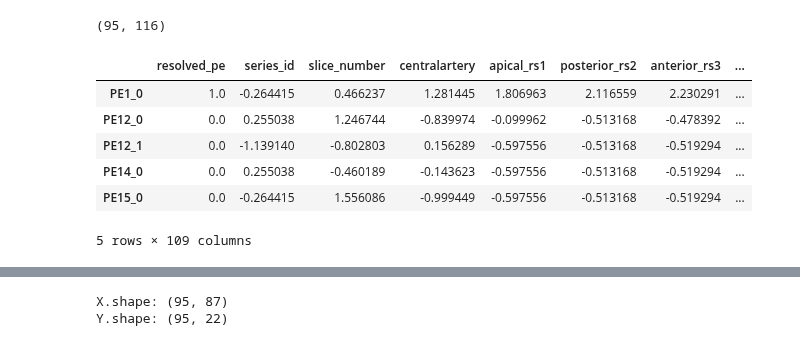
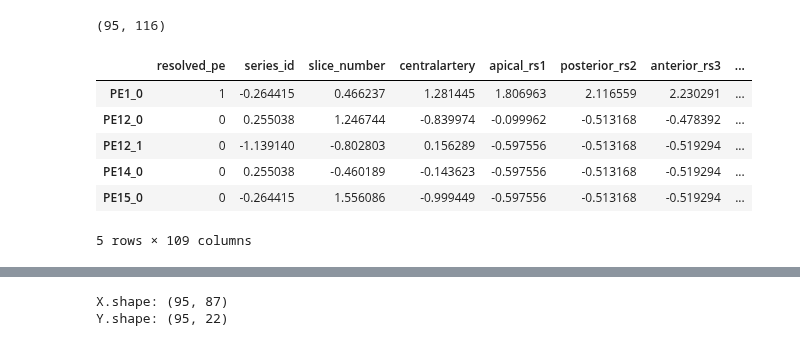
Before and after one commit to qaust/iCPET, a Jupyter notebook: src/preproccessing.ipynb, the cells around one changed output, grey strips where cells are left out. Saved outputs shown, nothing was run; the diff lists cells and outputs as text; code cells hidden in the pictures.

```diff
--- a/src/preproccessing.ipynb
+++ b/src/preproccessing.ipynb
@@ -98,25 +64,33 @@ preprocessor = ColumnTransformer(
-# %%
-df_pp = preprocessor.fit_transform(df_nonnull)
-
-# Get the feature names for the entire ColumnTransformer
-all_feature_names = list()
-for transformer_name, transformer, columns in preprocessor.transformers_:
-	if isinstance(transformer, str):
-		continue
-	all_feature_names.extend(transformer.get_feature_names_out(columns))
-
-df_pp = pd.DataFrame(
-	df_pp,
-	index=df_nonnull.index,
-	columns=all_feature_names
-)
-
-df_pp.head()
-# %% [output]
-|  | resolved_pe | series_id | slice_number | centralartery | apical_rs1 | posterior_rs2 | anterior_rs3 | ... |
-| PE1_0 | 1.0 | -0.264415 | 0.466237 | 1.281445 | 1.806963 | 2.116559 | 2.230291 | ... |
-| PE12_0 | 0.0 | 0.255038 | 1.246744 | -0.839974 | -0.099962 | -0.513168 | -0.478392 | ... |
-| PE12_1 | 0.0 | -1.139140 | -0.802803 | 0.156289 | -0.597556 | -0.513168 | -0.519294 | ... |
-| PE14_0 | 0.0 | 0.255038 | -0.460189 | -0.143623 | -0.597556 | -0.513168 | -0.519294 | ... |
-| PE15_0 | 0.0 | -0.264415 | 1.556086 | -0.999449 | -0.597556 | -0.513168 | -0.519294 | ... |
-5 rows × 109 columns
+# %%
+encoder = OneHotEncoder(handle_unknown='ignore', drop='first', sparse_output=False)
+transformer = PowerTransformer(method='yeo-johnson', standardize=True)
+label_encoder = LabelEncoder()
+
+y_temp = pd.Series(
+    label_encoder.fit_transform(df_nonnull[model_config.cat_targets].squeeze()),
+    index=df_nonnull.index,
+    name='resolved_pe'
+)
+
+df_temp_cat = pd.DataFrame(
+    encoder.fit_transform(df_nonnull[cat_columns]),
+    index = df_nonnull.index,
+    columns = encoder.get_feature_names_out()
+)
+df_temp_num = pd.concat([df_nonnull[num_columns], df_temp_cat], axis=1)
+df_temp_num = pd.DataFrame(
+    transformer.fit_transform(df_temp_num),
+    columns=df_temp_num.columns,
+    index=df_temp_num.index
+)
+
+df_pp = pd.concat([y_temp, df_temp_num], axis=1)
+df_pp.head()
+# %% [output]
+|  | resolved_pe | series_id | slice_number | centralartery | apical_rs1 | posterior_rs2 | anterior_rs3 | ... |
+| PE1_0 | 1 | -0.264415 | 0.466237 | 1.281445 | 1.806963 | 2.116559 | 2.230291 | ... |
+| PE12_0 | 0 | 0.255038 | 1.246744 | -0.839974 | -0.099962 | -0.513168 | -0.478392 | ... |
+| PE12_1 | 0 | -1.139140 | -0.802803 | 0.156289 | -0.597556 | -0.513168 | -0.519294 | ... |
+| PE14_0 | 0 | 0.255038 | -0.460189 | -0.143623 | -0.597556 | -0.513168 | -0.519294 | ... |
+| PE15_0 | 0 | -0.264415 | 1.556086 | -0.999449 | -0.597556 | -0.513168 | -0.519294 | ... |
+5 rows × 109 columns
```
Also changed, not shown: parts of 6 cells of this notebook, 3 other files.
